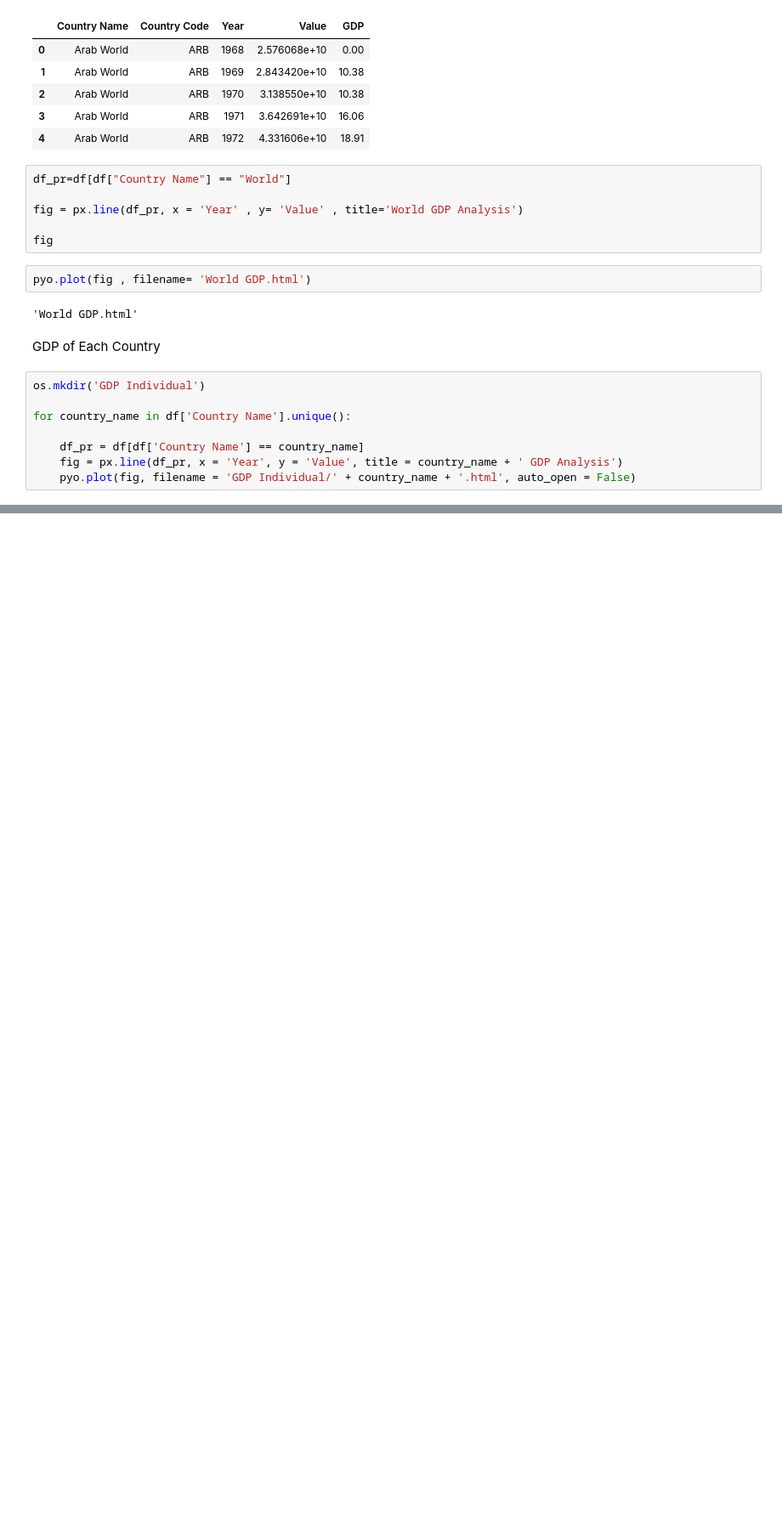
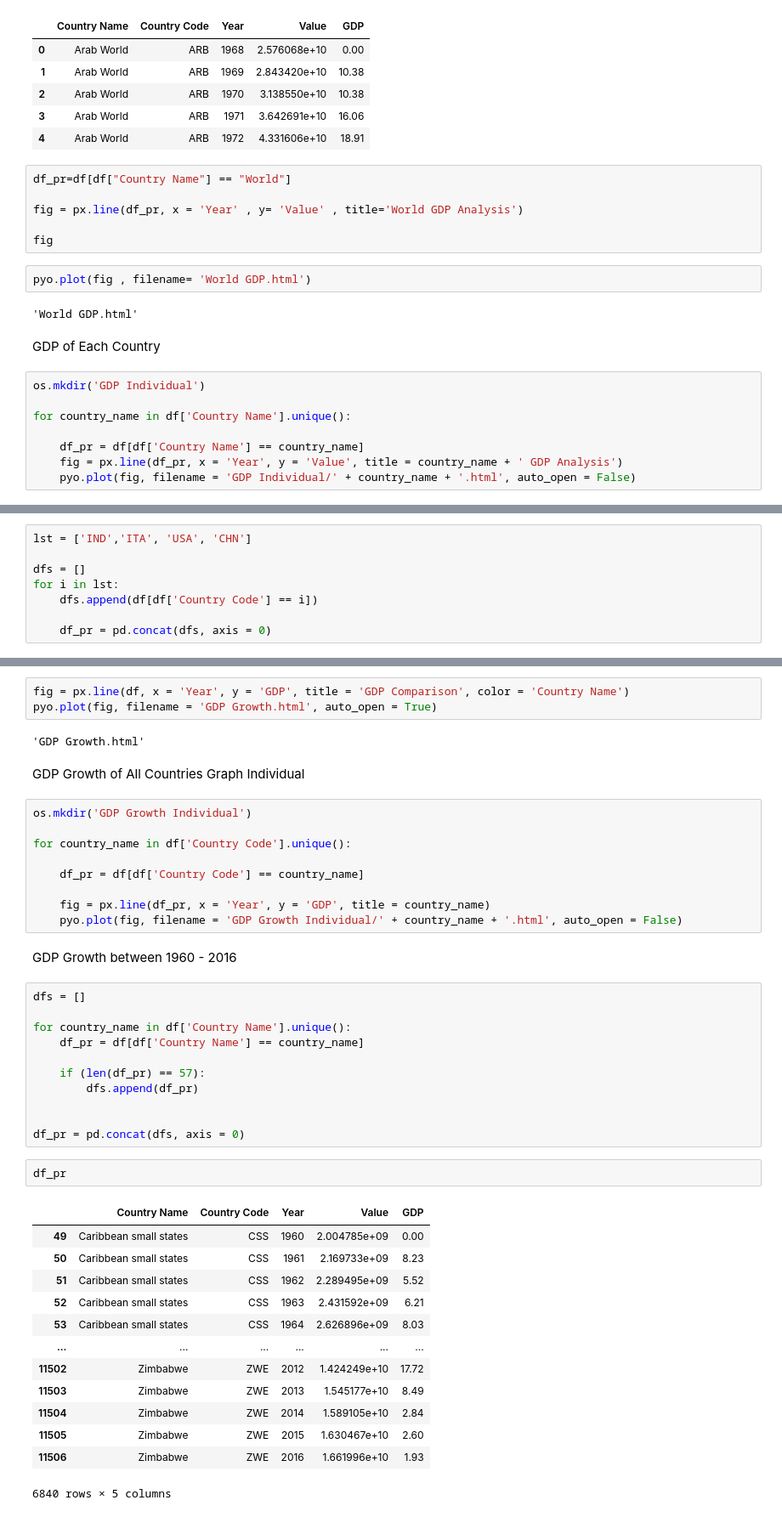
Before and after one commit to sankalp250/GDP-Analysis, a Jupyter notebook: EDA_selfanalysis.ipynb, the cells around one changed output, grey strips where cells are left out. Shown at 85% size. Drawn from its saved outputs; the diff is of its cells as text; blank space fills up the shorter version.

```diff
--- a/EDA_selfanalysis.ipynb
+++ b/EDA_selfanalysis.ipynb
@@ -169,0 +229,8 @@ for country_name in df['Country Name'].unique():
+# %%
+lst = ['IND','ITA', 'USA', 'CHN']
+
+dfs = []
+for i in lst:
+    dfs.append(df[df['Country Code'] == i])
+
+    df_pr = pd.concat(dfs, axis = 0)
@@ -169,0 +259,45 @@ for country_name in df['Country Name'].unique():
+# %%
+fig = px.line(df, x = 'Year', y = 'GDP', title = 'GDP Comparison', color = 'Country Name')
+pyo.plot(fig, filename = 'GDP Growth.html', auto_open = True)
+# %% [output]
+'GDP Growth.html'
+# %% [markdown]
+GDP Growth of All Countries Graph Individual
+# %%
+os.mkdir('GDP Growth Individual')
+
+for country_name in df['Country Code'].unique():
+
+    df_pr = df[df['Country Code'] == country_name]
+
+    fig = px.line(df_pr, x = 'Year', y = 'GDP', title = country_name)
+    pyo.plot(fig, filename = 'GDP Growth Individual/' + country_name + '.html', auto_open = False)
+# %% [markdown]
+GDP Growth between 1960 - 2016
+# %%
+dfs = []
+
+for country_name in df['Country Name'].unique():
+    df_pr = df[df['Country Name'] == country_name]
+
+    if (len(df_pr) == 57):
+        dfs.append(df_pr)
+
+
+df_pr = pd.concat(dfs, axis = 0)
+# %%
+df_pr
+# %% [output]
+|  | Country Name | Country Code | Year | Value | GDP |
+| 49 | Caribbean small states | CSS | 1960 | 2.004785e+09 | 0.00 |
+| 50 | Caribbean small states | CSS | 1961 | 2.169733e+09 | 8.23 |
+| 51 | Caribbean small states | CSS | 1962 | 2.289495e+09 | 5.52 |
+| 52 | Caribbean small states | CSS | 1963 | 2.431592e+09 | 6.21 |
+| 53 | Caribbean small states | CSS | 1964 | 2.626896e+09 | 8.03 |
+| ... | ... | ... | ... | ... | ... |
+| 11502 | Zimbabwe | ZWE | 2012 | 1.424249e+10 | 17.72 |
+| 11503 | Zimbabwe | ZWE | 2013 | 1.545177e+10 | 8.49 |
+| 11504 | Zimbabwe | ZWE | 2014 | 1.589105e+10 | 2.84 |
+| 11505 | Zimbabwe | ZWE | 2015 | 1.630467e+10 | 2.60 |
+| 11506 | Zimbabwe | ZWE | 2016 | 1.661996e+10 | 1.93 |
+6840 rows × 5 columns
```
Also changed, not shown: parts of 15 cells of this notebook.
